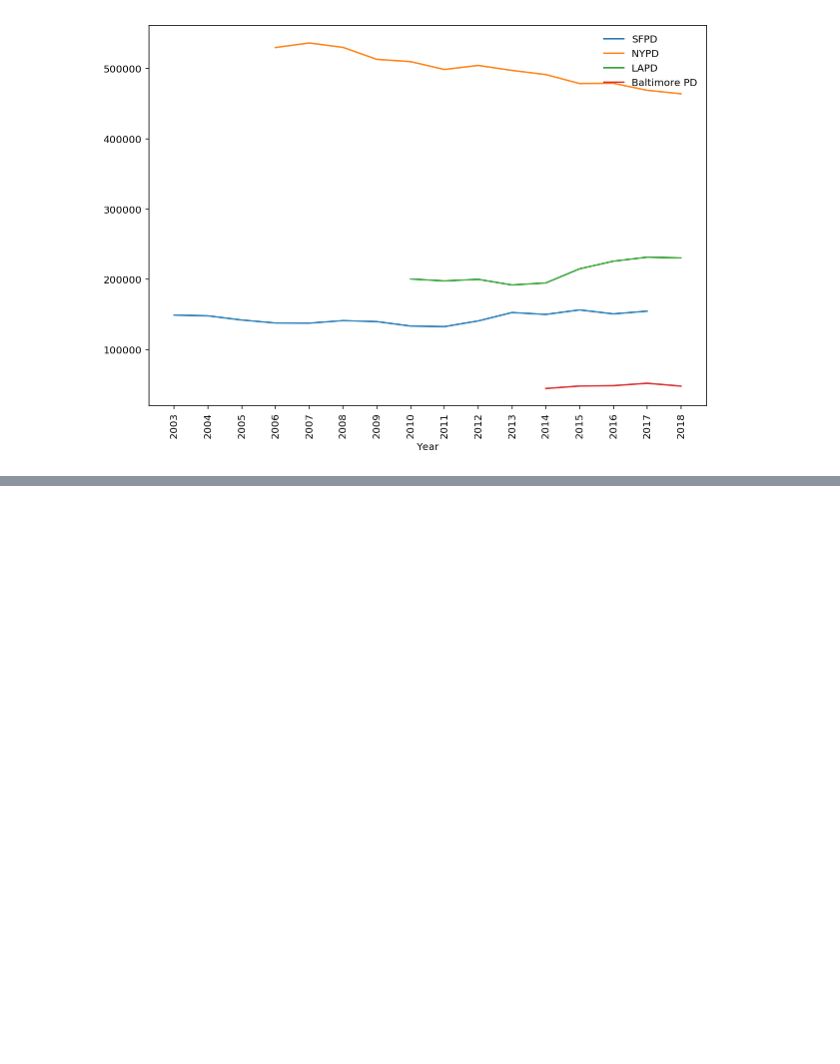
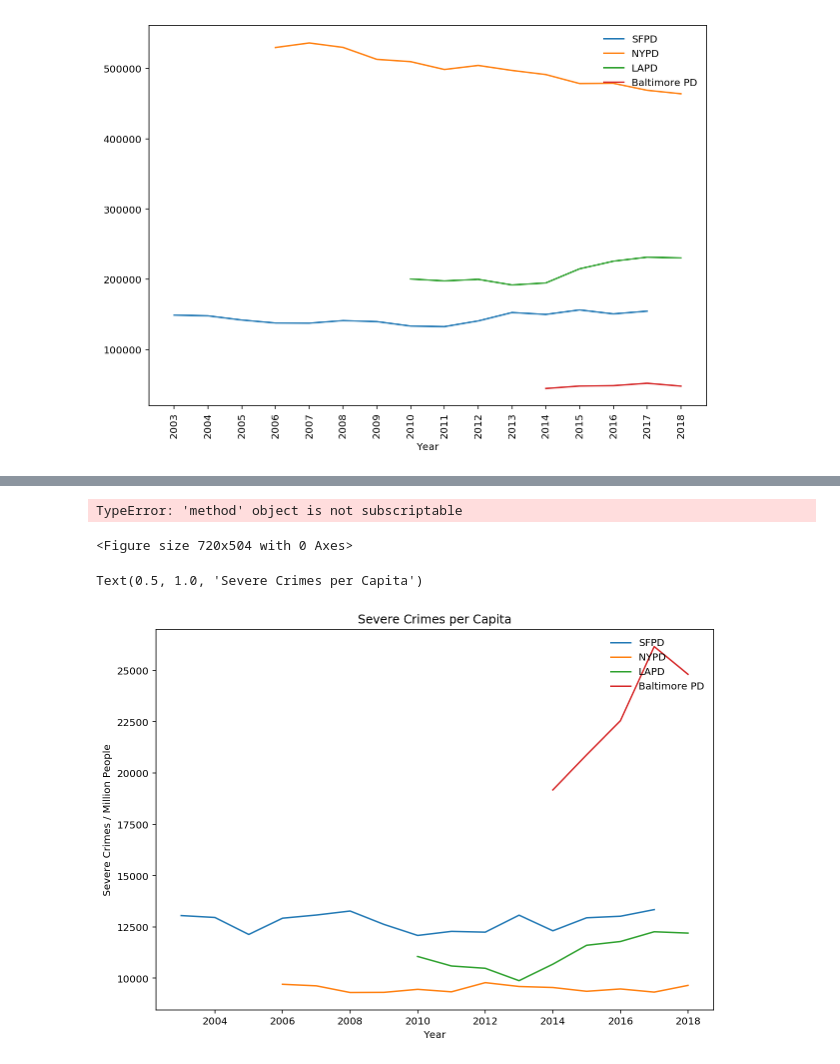
Before and after one commit to cho244/PoliceReports, a Jupyter notebook: Clearning.ipynb, the cells around one changed output, grey strips where cells are left out. Cells and saved outputs as stored; diff of their text form; code cells hidden in the pictures; blank space fills up the shorter version.

```diff
--- a/Clearning.ipynb
+++ b/Clearning.ipynb
@@ -210,0 +238,40 @@ la_pop
+# %%
+plt.figure(figsize = (10,7))
+plt.plot(sf_pop['Normalized'].groupby['year'], label = 'SFPD')
+plt.plot(ny_pop['Normalized'].groupby['year'], label = 'NYPD')
+plt.plot(la_pop['Normalized'].groupby['year'], label = 'LAPD')
+plt.plot(balt_pop['Normalized'].groupby['year'], label = 'Baltimore PD')
+plt.legend(loc='upper right', frameon=False)
+
+#plt.xticks(rotation='vertical')
+plt.xlabel('Year')
+plt.ylabel('Report / Million People')
+plt.title('')
+# %% [output]
+TypeError: 'method' object is not subscriptable
+<Figure size 720x504 with 0 Axes>
+# %%
+sf_pop['Normalized_severe'] = sf_pop['Red_Card']/sf_pop['SF_Population']
+ny_pop['Normalized_severe'] = ny_pop['Red_Card']/ny_pop['NY_Population']
+balt_pop['Normalized_severe'] = balt_pop['Red_Card']/balt_pop['Baltimore_Population']
+la_pop['Normalized_severe'] = la_pop['Red_Card']/la_pop['LA_Population']
+
+sf_pop['Normalized_lesser'] = sf_pop['Yellow_Card']/sf_pop['SF_Population']
+ny_pop['Normalized_lesser'] = ny_pop['Yellow_Card']/ny_pop['NY_Population']
+balt_pop['Normalized_lesser'] = balt_pop['Yellow_Card']/balt_pop['Baltimore_Population']
+la_pop['Normalized_lesser'] = la_pop['Yellow_Card']/la_pop['LA_Population']
+# %%
+plt.figure(figsize = (10,7))
+plt.plot(sf_pop['Year'],sf_pop['Normalized_severe'], label = 'SFPD')
+plt.plot(ny_pop['Year'],ny_pop['Normalized_severe'], label = 'NYPD')
+plt.plot(la_pop['Year'],la_pop['Normalized_severe'], label = 'LAPD')
+plt.plot(balt_pop['Year'],balt_pop['Normalized_severe'], label = 'Baltimore PD')
+plt.legend(loc='upper right', frameon=False)
+
+#plt.xticks(rotation='vertical')
+plt.xlabel('Year')
+plt.ylabel('Severe Crimes / Million People')
+plt.title('Severe Crimes per Capita')
+# %% [output]
+Text(0.5, 1.0, 'Severe Crimes per Capita')
+[figure, added]
```
Also changed, not shown: parts of 5 cells of this notebook.
